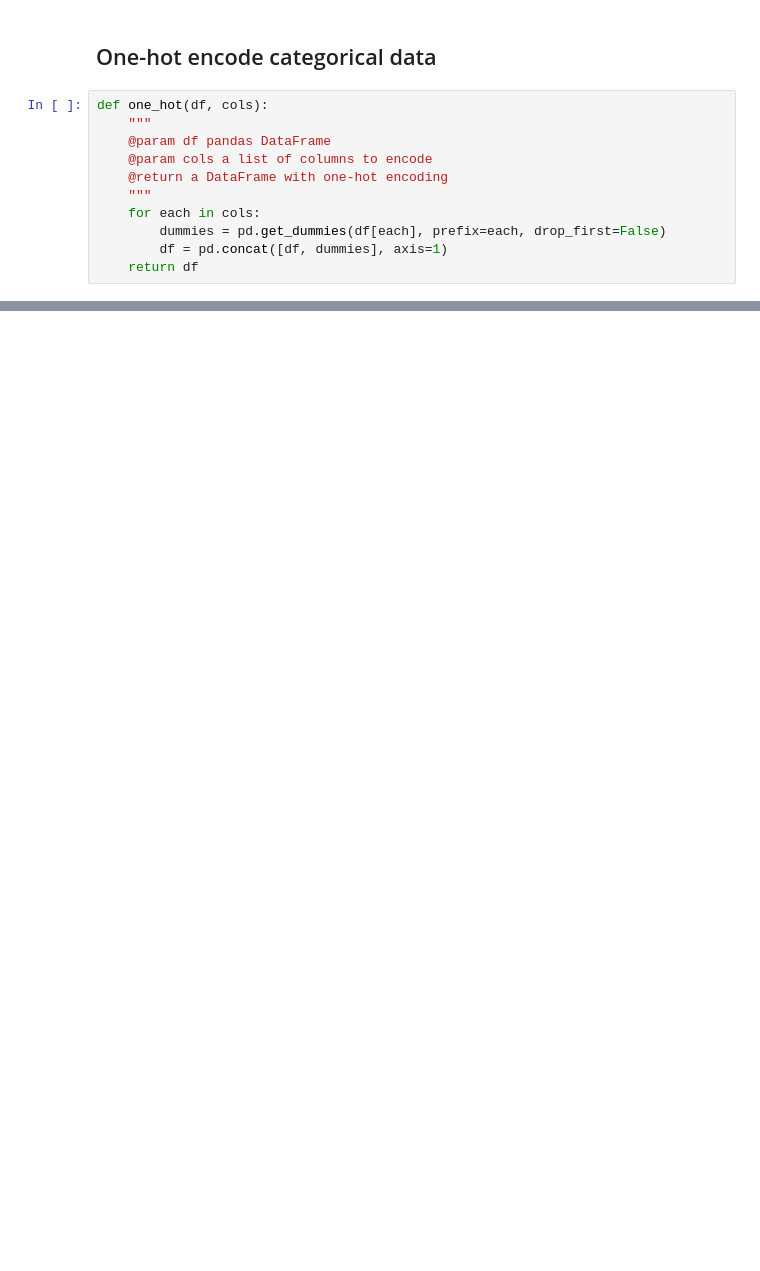
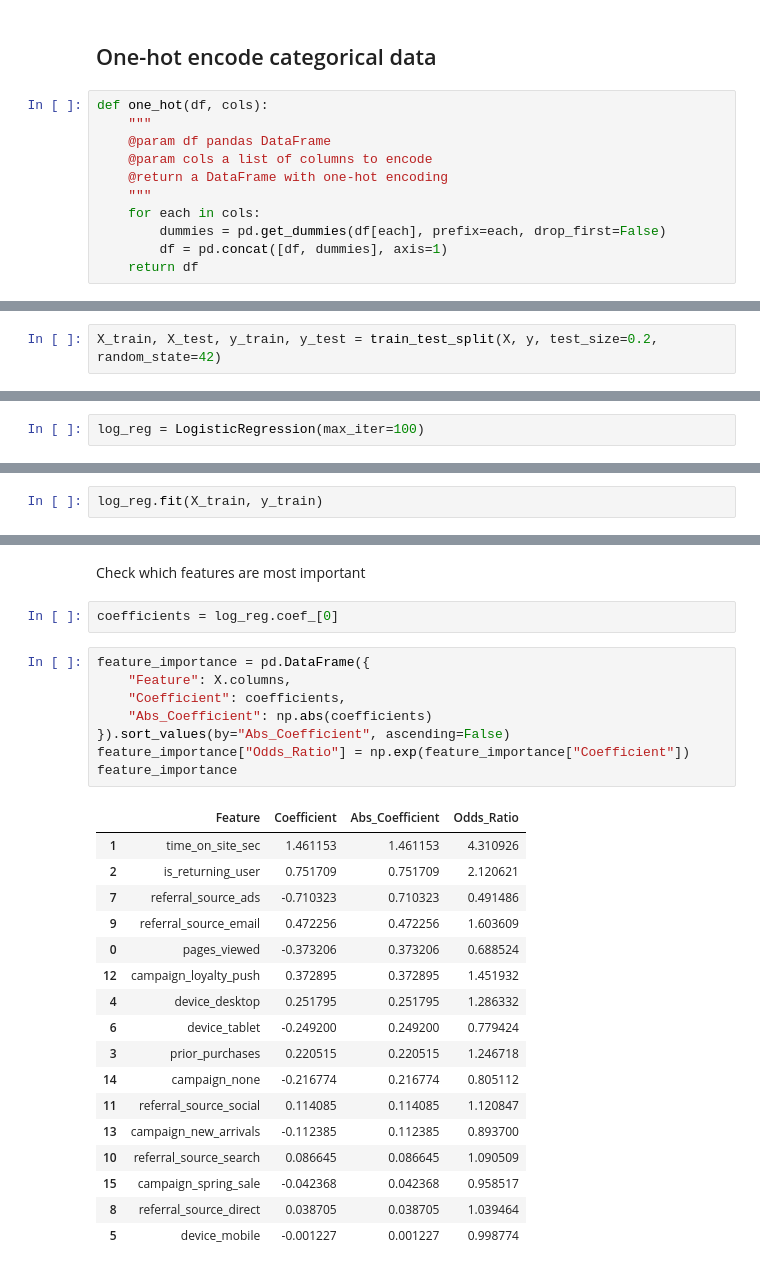
Before and after one commit to bertiewooster/purchase_ml_model, a Jupyter notebook: purchase.ipynb, the cells around one changed output, grey strips where cells are left out. Drawn from its saved outputs; the diff is of its cells as text; blank space fills up the shorter version.

```diff
--- a/purchase.ipynb
+++ b/purchase.ipynb
@@ -135,0 +165,2 @@ one_hot(df, ["location", "device", "referral_source", "campaign"])
+# %%
+X_train, X_test, y_train, y_test = train_test_split(X, y, test_size=0.2, random_state=42)
@@ -135,0 +171,2 @@ one_hot(df, ["location", "device", "referral_source", "campaign"])
+# %%
+log_reg = LogisticRegression(max_iter=100)
@@ -135,0 +175,2 @@ one_hot(df, ["location", "device", "referral_source", "campaign"])
+# %%
+log_reg.fit(X_train, y_train)
@@ -135,0 +203,30 @@ one_hot(df, ["location", "device", "referral_source", "campaign"])
+# %% [markdown]
+Check which features are most important
+# %%
+coefficients = log_reg.coef_[0]
+# %%
+feature_importance = pd.DataFrame({
+    "Feature": X.columns,
+    "Coefficient": coefficients,
+    "Abs_Coefficient": np.abs(coefficients)
+}).sort_values(by="Abs_Coefficient", ascending=False)
+feature_importance["Odds_Ratio"] = np.exp(feature_importance["Coefficient"])
+feature_importance
+# %% [output]
+|  | Feature | Coefficient | Abs_Coefficient | Odds_Ratio |
+| 1 | time_on_site_sec | 1.461153 | 1.461153 | 4.310926 |
+| 2 | is_returning_user | 0.751709 | 0.751709 | 2.120621 |
+| 7 | referral_source_ads | -0.710323 | 0.710323 | 0.491486 |
+| 9 | referral_source_email | 0.472256 | 0.472256 | 1.603609 |
+| 0 | pages_viewed | -0.373206 | 0.373206 | 0.688524 |
+| 12 | campaign_loyalty_push | 0.372895 | 0.372895 | 1.451932 |
+| 4 | device_desktop | 0.251795 | 0.251795 | 1.286332 |
+| 6 | device_tablet | -0.249200 | 0.249200 | 0.779424 |
+| 3 | prior_purchases | 0.220515 | 0.220515 | 1.246718 |
+| 14 | campaign_none | -0.216774 | 0.216774 | 0.805112 |
+| 11 | referral_source_social | 0.114085 | 0.114085 | 1.120847 |
+| 13 | campaign_new_arrivals | -0.112385 | 0.112385 | 0.893700 |
+| 10 | referral_source_search | 0.086645 | 0.086645 | 1.090509 |
+| 15 | campaign_spring_sale | -0.042368 | 0.042368 | 0.958517 |
+| 8 | referral_source_direct | 0.038705 | 0.038705 | 1.039464 |
+| 5 | device_mobile | -0.001227 | 0.001227 | 0.998774 |
```
Also changed, not shown: parts of 14 cells of this notebook.
